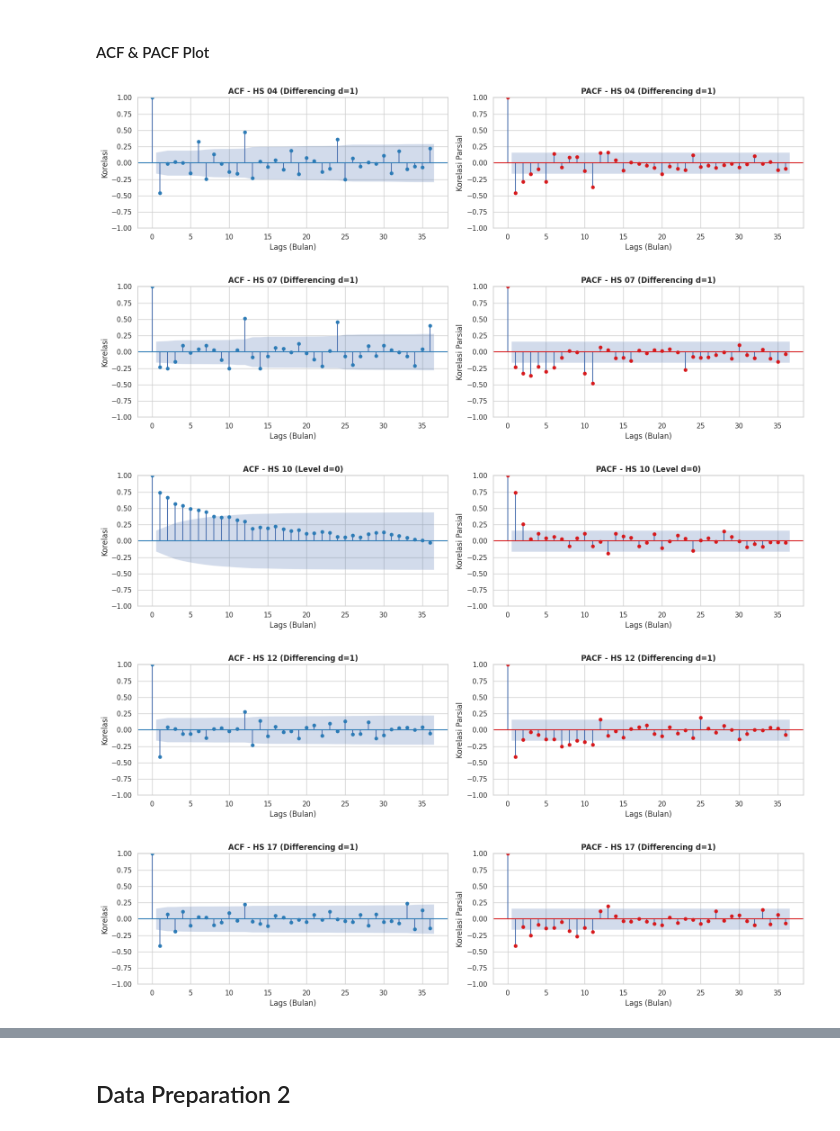
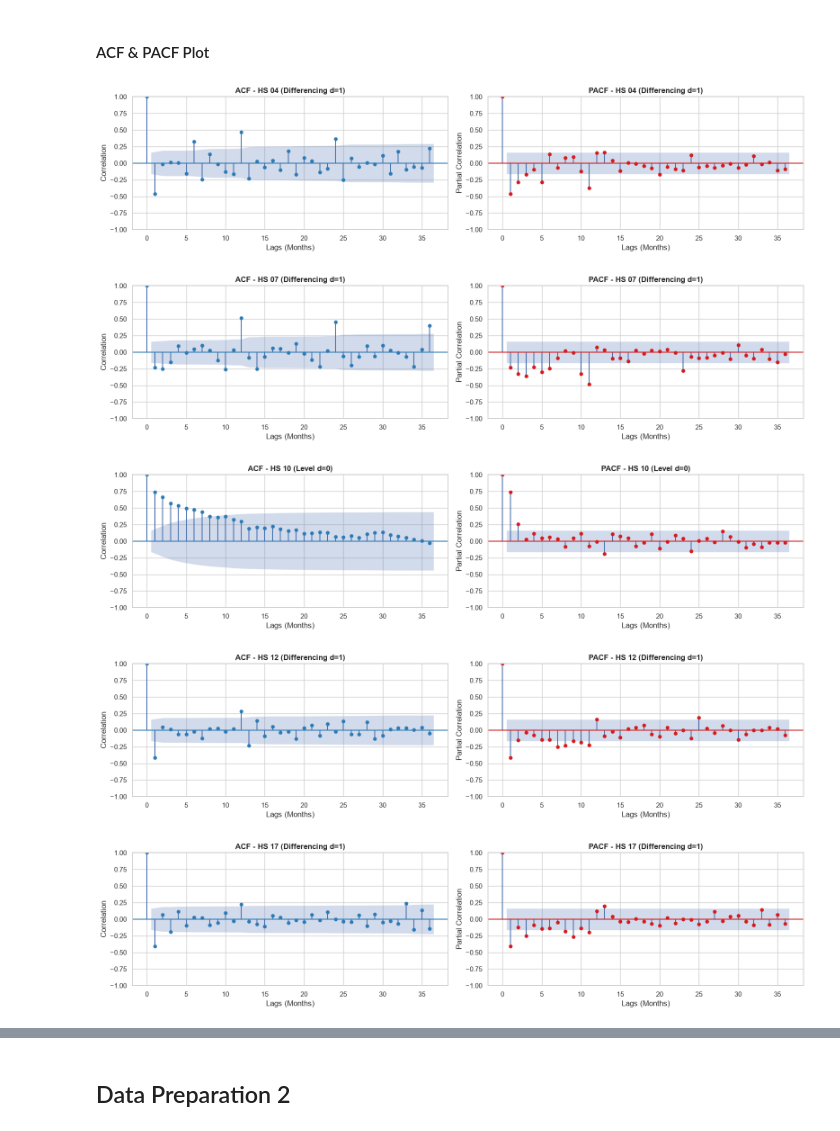
Before and after one commit to evelinn11/food-commodity-import-forecasting, a Jupyter notebook: notebooks/ImportValueAnalysis.ipynb, the cells around one changed output, grey strips where cells are left out. Drawn from its saved outputs; the diff is of its cells as text; code cells hidden in the pictures.

```diff
--- a/notebooks/ImportValueAnalysis.ipynb
+++ b/notebooks/ImportValueAnalysis.ipynb
@@ -125,6 +130,6 @@ df_2017_2021.head()
 | 3 | 2017-04 | 04 | 78726828.0 |
 | 4 | 2017-05 | 04 | 93870008.0 |
 # %%
-df_2022_2026 = parse_bps_file('/content/drive/MyDrive/TA/data/bps_2022_2026.xlsx')
+df_2022_2026 = parse_bps_file('https://raw.githubusercontent.com/evelinn11/food-commodity-import-forecasting/main/data/bps_2022_2026.xlsx')
 df_2022_2026.head()
 # %% [output]
@@ -268,13 +272,13 @@ HS 17 — lengkap, tidak ada gap
 # %%
-# Cek outlier memakai boxplot
-df['Tahun'] = df['Periode'].dt.year
-hs_list = df['Kode_HS'].unique()
+# Check outliers using boxplots
+df['Year'] = df['Period'].dt.year
+hs_list = df['HS_Code'].unique()
 fig, axes = plt.subplots(len(hs_list), 1, figsize=(14, 4*len(hs_list)))
 
 for ax, hs in zip(axes, hs_list):
-    data_hs = df[df['Kode_HS'] == hs]
-    sns.boxplot(data=data_hs, x='Tahun', y='Nilai_USD', ax=ax)
-    ax.set_title(f'Distribusi Nilai Impor per Tahun - HS {hs}')
+    data_hs = df[df['HS_Code'] == hs]
+    sns.boxplot(data=data_hs, x='Year', y='Import_Value', ax=ax)
+    ax.set_title(f'Import Value Yearly Distribution - HS {hs}')
     ax.tick_params(axis='x', rotation=45)
 
 plt.tight_layout()
@@ -443,13 +459,13 @@ import pandas as pd
 
 # Initialize a list to store the formal results for your journal table
 adf_results = []
-hs_list = sorted(df['Kode_HS'].unique())
+hs_list = sorted(df['HS_Code'].unique())
 
 for hs in hs_list:
     # Extract the time series for the specific commodity
-    data_hs = df[df['Kode_HS'] == hs]['Nilai_USD'].dropna()
+    data_hs = df[df['HS_Code'] == hs]['Import_Value'].dropna()
 
-    # Step 1: Run ADF on the original raw data (d = 0)
+    # Run ADF on the original raw data (d = 0)
     result_raw = adfuller(data_hs)
     p_val_raw = result_raw[1]
 
@@ -457,9 +473,9 @@ for hs in hs_list:
     if p_val_raw < 0.05:
         d = 0
         final_p_val = p_val_raw
-        status = "Stasioner (Level 0)"
+        status = "Stationer (Level 0)"
     else:
-        # Step 2: Apply 1st order differencing (d = 1)
+        # Apply 1st order differencing (d = 1)
         data_diff1 = data_hs.diff().dropna()
         result_diff1 = adfuller(data_diff1)
         p_val_diff1 = result_diff1[1]
@@ -467,9 +483,9 @@ for hs in hs_list:
         if p_val_diff1 < 0.05:
             d = 1
             final_p_val = p_val_diff1
-            status = "Stasioner (Differencing 1)"
+            status = "Stationer (Differencing 1)"
         else:
-            # Step 3: Apply 2nd order differencing (d = 2)
+            # Apply 2nd order differencing (d = 2)
             # It is extremely rare for economic data to need more than d=2
             data_diff2 = data_diff1.diff().dropna()
             result_diff2 = adfuller(data_diff2)
@@ -477,7 +493,7 @@ for hs in hs_list:
 
             d = 2
             final_p_val = p_val_diff2
-            status = "Stasioner (Differencing 2)"
+            status = "Stationer (Differencing 2)"
 
     # Save the results for this commodity
     adf_results.append({
@@ -505,47 +521,44 @@ Hasil pengujian ini sekaligus memberikan justifikasi teoretis yang kuat terhadap
 # %% [markdown]
 #### ACF & PACF Plot
 # %%
-import matplotlib.pyplot as plt
-from statsmodels.graphics.tsaplots import plot_acf, plot_pacf
-
 # Define the differencing order (d) based on your ADF test results
 d_orders = {'04': 1, '07': 1, '10': 0, '12': 1, '17': 1}
-hs_list = sorted(df['Kode_HS'].unique())
+hs_list = sorted(df['HS_Code'].unique())
 
 for hs in hs_list:
     # Extract the time series for the specific commodity
-    data_hs = df[df['Kode_HS'] == hs].set_index('Periode')['Nilai_USD']
+    data_hs = df[df['HS_Code'] == hs].set_index('Period')['Import_Value']
 
     # Apply the correct differencing dynamically
     d = d_orders[hs]
     if d == 1:
         data_stationary = data_hs.diff().dropna()
         title_suffix = "(Differencing d=1)"
     else:
         data_stationary = data_hs.dropna()
         title_suffix = "(Level d=0)"
 
     # Create subplots: 1 row, 2 columns
     fig, axes = plt.subplots(1, 2, figsize=(16, 4))
 
     # Generate ACF Plot (determines 'q' and 'Q')
     # lags=36 allows us to see 3 full years of seasonality (12, 24, 36)
     plot_acf(data_stationary, lags=36, ax=axes[0], color='#2c7bb6')
     axes[0].set_title(f'ACF - HS {hs} {title_suffix}', fontweight='bold')
-    axes[0].set_xlabel('Lags (Bulan)')
-    axes[0].set_ylabel('Korelasi')
+    axes[0].set_xlabel('Lags (Months)')
+    axes[0].set_ylabel('Correlation')
 
     # Generate PACF Plot (determines 'p' and 'P')
     plot_pacf(data_stationary, lags=36, ax=axes[1], color='#d7191c', method='ywm')
     axes[1].set_title(f'PACF - HS {hs} {title_suffix}', fontweight='bold')
-    axes[1].set_xlabel('Lags (Bulan)')
-    axes[1].set_ylabel('Korelasi Parsial')
+    axes[1].set_xlabel('Lags (Months)')
+    axes[1].set_ylabel('Partial Correlation')
 
     plt.tight_layout()
     plt.show()
 # %% [output]
-[figure, old version]
+[figure, new version]
-[figure, old version]
+[figure, new version]
-[figure, old version]
+[figure, new version]
-[figure, old version]
+[figure, new version]
-[figure, old version]
+[figure, new version]
```
Also changed, not shown: parts of 73 cells of this notebook, 2 other files.
